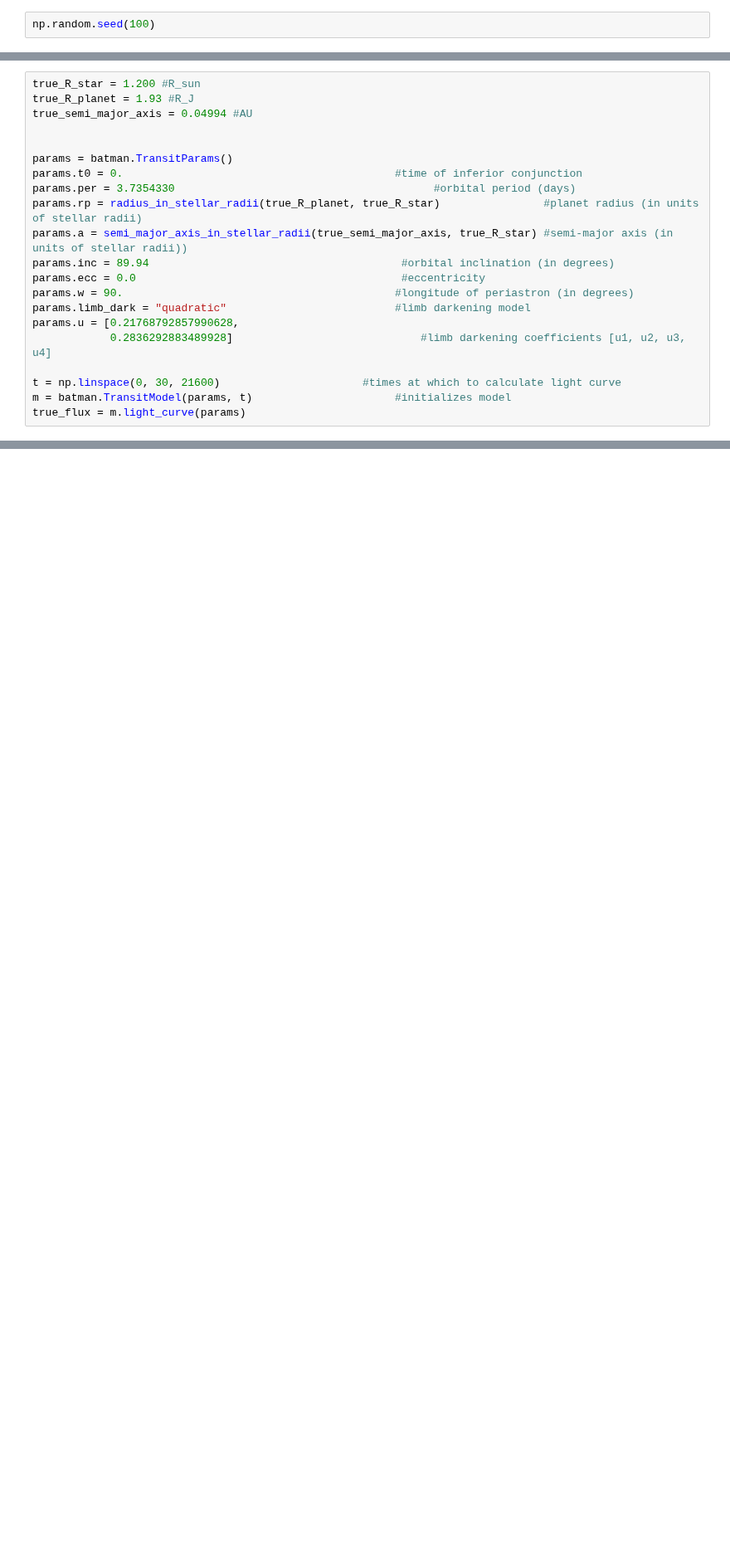
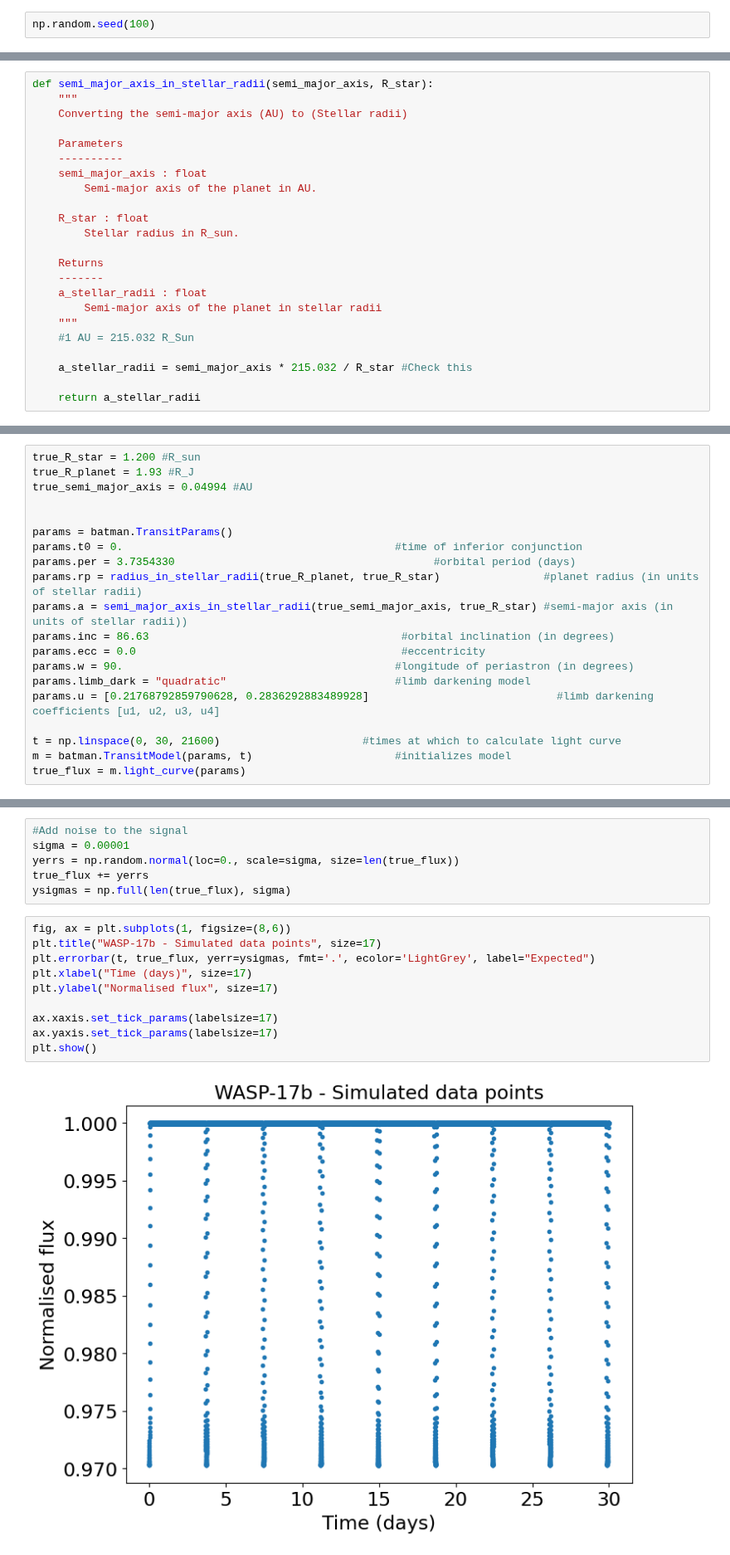
Before and after one commit to hrwakeford/MSci2022_TESS, a Jupyter notebook: Transit_fitting_model/mult_transit_v2/wasp_17b.ipynb, the cells around one changed output, grey strips where cells are left out. Shown at 83% size. Saved outputs shown, nothing was run; the diff lists cells and outputs as text; blank space fills up the shorter version.

```diff
--- a/Transit_fitting_model/mult_transit_v2/wasp_17b.ipynb
+++ b/Transit_fitting_model/mult_transit_v2/wasp_17b.ipynb
@@ -25,3 +47,26 @@ np.random.seed(100)
+# %%
+def semi_major_axis_in_stellar_radii(semi_major_axis, R_star):
+    """
+    Converting the semi-major axis (AU) to (Stellar radii)
+
+    Parameters
+    ----------
+    semi_major_axis : float
+        Semi-major axis of the planet in AU.
+
+    R_star : float
+        Stellar radius in R_sun.
+
+    Returns
+    -------
+    a_stellar_radii : float
+        Semi-major axis of the planet in stellar radii
+    """
+    #1 AU = 215.032 R_Sun
+
+    a_stellar_radii = semi_major_axis * 215.032 / R_star #Check this
+
+    return a_stellar_radii
 # %%
 #System
 #http://exoplanets.org/detail/WASP-17b
@@ -59,12 +104,11 @@ params.t0 = 0.                                          #time of inferior conjun
 params.per = 3.7354330                                        #orbital period (days)
 params.rp = radius_in_stellar_radii(true_R_planet, true_R_star)                #planet radius (in units of stellar radii)
 params.a = semi_major_axis_in_stellar_radii(true_semi_major_axis, true_R_star) #semi-major axis (in units of stellar radii))
-params.inc = 89.94                                       #orbital inclination (in degrees)
+params.inc = 86.63                                       #orbital inclination (in degrees)
 params.ecc = 0.0                                         #eccentricity
 params.w = 90.                                          #longitude of periastron (in degrees)
 params.limb_dark = "quadratic"                          #limb darkening model
-params.u = [0.21768792857990628,
-            0.2836292883489928]                             #limb darkening coefficients [u1, u2, u3, u4]
+params.u = [0.21768792859790628, 0.2836292883489928]                             #limb darkening coefficients [u1, u2, u3, u4]
 
 t = np.linspace(0, 30, 21600)                      #times at which to calculate light curve
 m = batman.TransitModel(params, t)                      #initializes model
@@ -73,0 +116,18 @@ NameError: name 'radius_in_stellar_radii' is not defined
+# %%
+#Add noise to the signal
+sigma = 0.00001
+yerrs = np.random.normal(loc=0., scale=sigma, size=len(true_flux))
+true_flux += yerrs
+ysigmas = np.full(len(true_flux), sigma)
+# %%
+fig, ax = plt.subplots(1, figsize=(8,6))
+plt.title("WASP-17b - Simulated data points", size=17)
+plt.errorbar(t, true_flux, yerr=ysigmas, fmt='.', ecolor='LightGrey', label="Expected")
+plt.xlabel("Time (days)", size=17)
+plt.ylabel("Normalised flux", size=17)
+
+ax.xaxis.set_tick_params(labelsize=17)
+ax.yaxis.set_tick_params(labelsize=17)
+plt.show()
+# %% [output]
+[figure, added]
```
Also changed, not shown: parts of 7 cells of this notebook.
